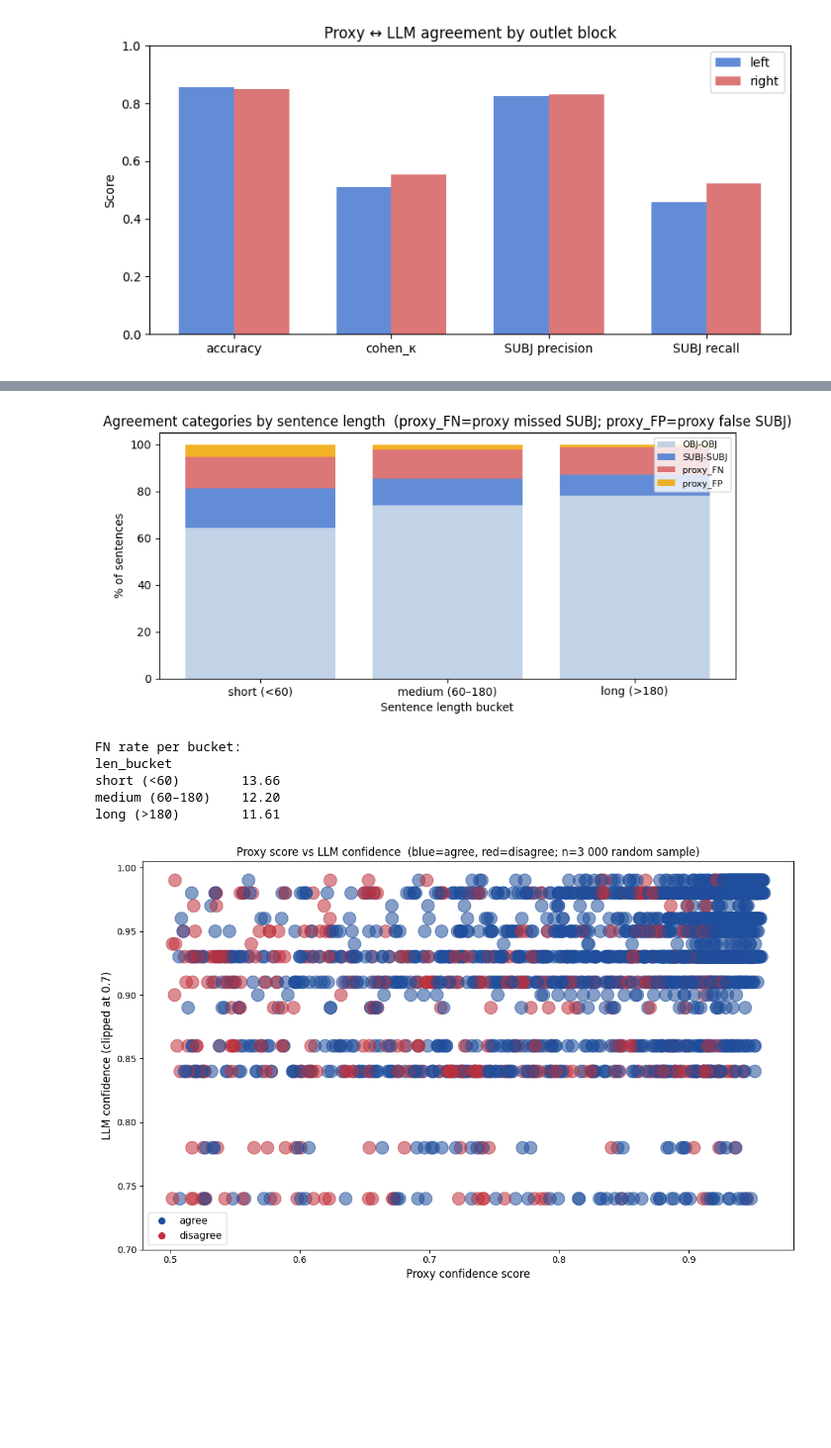
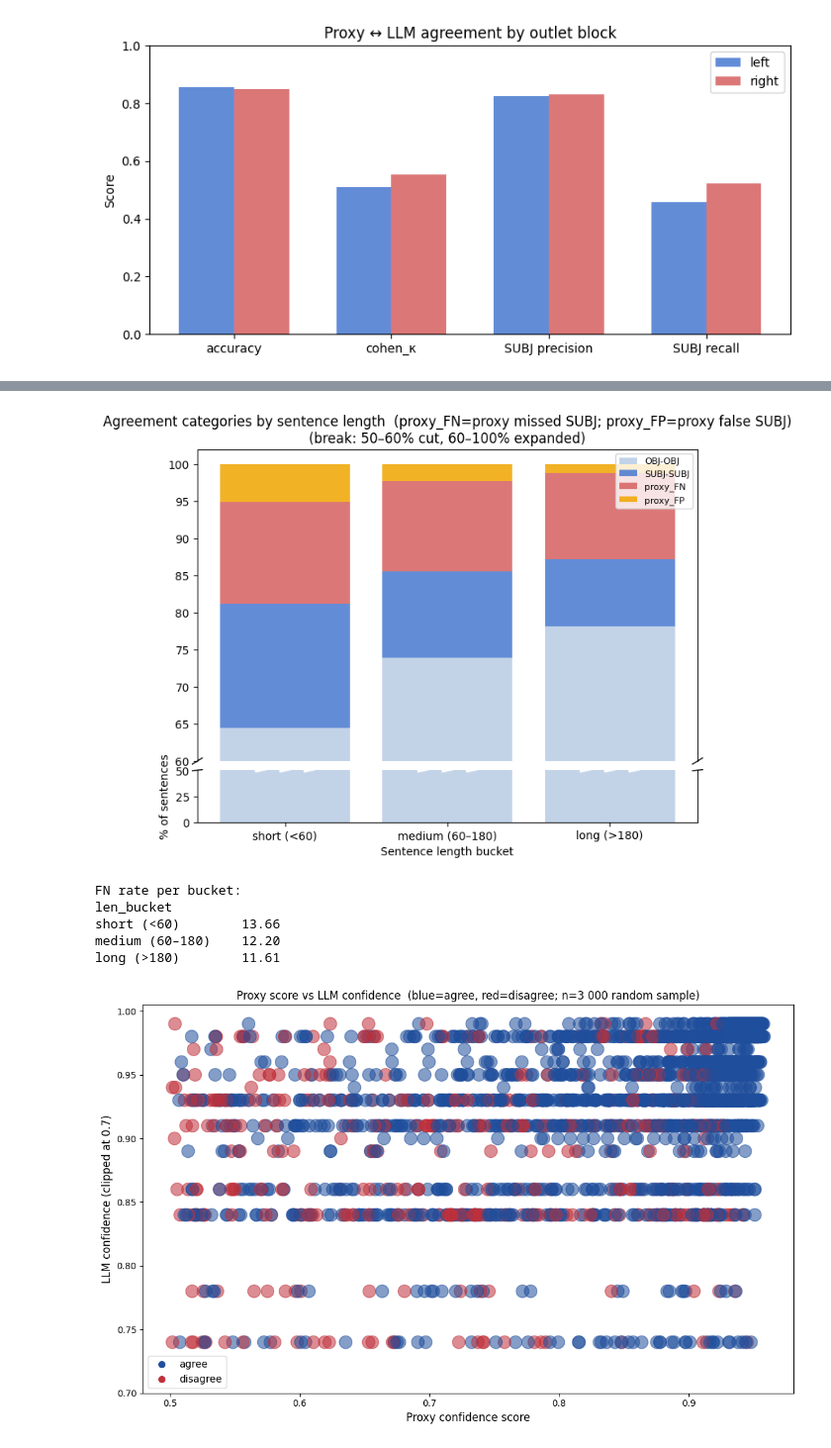
Before and after one commit to vulonviing/subjectivity-bias-pipeline, a Jupyter notebook: notebooks/eda.ipynb, the cells around one changed output, grey strips where cells are left out. Shown at 99% size. Saved outputs shown, nothing was run; the diff lists cells and outputs as text; code cells hidden in the pictures; blank space fills up the shorter version.

```diff
--- a/notebooks/eda.ipynb
+++ b/notebooks/eda.ipynb
@@ -251,6 +251,8 @@ print(f"Unique dates: {articles['pub_date'].dt.date.nunique()}")
 daily = articles['pub_date'].dt.date.value_counts().sort_index()
 fig, ax = plt.subplots(figsize=(11, 3))
 ax.bar(range(len(daily)), daily.values, color='steelblue', alpha=0.8)
+for xi, val in zip(range(len(daily)), daily.values):
+    ax.text(xi, val + 0.15, str(val), ha='center', va='bottom', fontsize=6)
 ax.set_xticks(range(len(daily)))
 ax.set_xticklabels([str(d) for d in daily.index], rotation=45, ha='right', fontsize=7)
 ax.set_ylabel('n articles')
@@ -1751,7 +1865,6 @@ plt.show()
 # %%
 # ── Outlet × agreement grouped bar ──────────────────────────────────────────
 outlet_block_map = {r["group_key"]: None for r in agree_metrics["by_outlet"]}
-# get block for each outlet from sent
 for r in agree_metrics["by_outlet"]:
     outlet_block_map[r["group_key"]] = sent[sent.source==r["group_key"]]["outlet_block"].iloc[0]
 
@@ -1772,10 +1885,14 @@ for mi, (metric, label, alpha) in enumerate(zip(metrics, m_labels, alphas)):
     bar_colors = [colors.get(outlet_block_map.get(r["group_key"],"left"),"#aaa") for r in outlet_rows_sorted]
     offset = (mi - (n_metrics-1)/2) * width
     bars = ax.bar(x + offset, vals, width, label=label, color=bar_colors, alpha=alpha)
+    for bar in bars:
+        h = bar.get_height()
+        ax.text(bar.get_x() + bar.get_width()/2, h + 0.025, f"{h:.2f}",
+                ha='center', va='bottom', fontsize=7.5, fontweight='bold', rotation=90)
 
 ax.set_xticks(x)
 ax.set_xticklabels(outlets, rotation=30, ha="right", fontsize=9)
-ax.set_ylim(0, 1.05)
+ax.set_ylim(0, 1.35)
 ax.set_ylabel("Score")
 ax.set_title("Outlet-level agreement metrics  (sorted by Cohen κ ascending)\nBlue=left block · Red=right block · Opacity: accuracy/κ/precision/recall")
 ax.legend(loc="lower right", fontsize=8)
@@ -1787,37 +1913,65 @@ plt.show()
 # %%
-# ── Length bucket × agreement stacked bar ────────────────────────────────────
+# ── Length bucket × agreement stacked bar (slash-cut 50–60; 60–100 expanded) ─
 def cat4(row):
     if row.proxy_label == "OBJ" and row.llm_label == "OBJ": return "OBJ-OBJ"
     if row.proxy_label == "SUBJ" and row.llm_label == "SUBJ": return "SUBJ-SUBJ"
     if row.proxy_label == "OBJ" and row.llm_label == "SUBJ": return "proxy_FN"
     return "proxy_FP"
 
 sent["cat4"] = sent.apply(cat4, axis=1)
 ct = (
     pd.crosstab(sent["len_bucket"], sent["cat4"], normalize="index").mul(100)
     .reindex(columns=["OBJ-OBJ", "SUBJ-SUBJ", "proxy_FN", "proxy_FP"])
 )
 pal = {"OBJ-OBJ": "#b8cce4", "SUBJ-SUBJ": "#4878d0", "proxy_FN": "#d65f5f", "proxy_FP": "#f0a500"}
+x_labels = ct.index.astype(str)
+n_buckets = len(ct)
+BOT_MAX = 50   # top of bottom panel
+TOP_MIN = 60   # bottom of top panel (gap 50–60)
 
-fig, ax = plt.subplots(figsize=(8, 4))
-bottoms = np.zeros(len(ct))
-for col in ct.columns:
-    ax.bar(ct.index.astype(str), ct[col], bottom=bottoms,
-           label=col, color=pal[col], alpha=0.85)
-    bottoms += ct[col].values
-ax.set_xlabel("Sentence length bucket")
-ax.set_ylabel("% of sentences")
-ax.set_title("Agreement categories by sentence length  (proxy_FN=proxy missed SUBJ; proxy_FP=proxy false SUBJ)")
-ax.legend(loc="upper right", fontsize=8)
+fig, (ax_top, ax_bot) = plt.subplots(2, 1, figsize=(8, 6), sharex=True,
+                                      gridspec_kw={'height_ratios': [6, 1], 'hspace': 0.05})
+for ax in (ax_top, ax_bot):
+    bottoms = np.zeros(n_buckets)
+    for col in ct.columns:
+        ax.bar(x_labels, ct[col], bottom=bottoms, label=col, color=pal[col], alpha=0.85)
+        bottoms += ct[col].values
+
+ax_top.set_ylim(TOP_MIN, 102)
+ax_bot.set_ylim(0, BOT_MAX)
+ax_top.spines['bottom'].set_visible(False)
+ax_bot.spines['top'].set_visible(False)
+ax_top.tick_params(axis='x', which='both', bottom=False, labelbottom=False)
+
+# Axis-corner break marks
+d = 0.01
+kwargs = dict(transform=ax_top.transAxes, color='k', clip_on=False, linewidth=1)
+ax_top.plot((-d, +d), (-d, +d), **kwargs)
+ax_top.plot((1 - d, 1 + d), (-d, +d), **kwargs)
+kwargs.update(transform=ax_bot.transAxes)
+ax_bot.plot((-d, +d), (1 - d, 1 + d), **kwargs)
+ax_bot.plot((1 - d, 1 + d), (1 - d, 1 + d), **kwargs)
+
+# Slash-cut marks through every bar at BOT_MAX in the bottom panel
+for xi in range(n_buckets):
+    for offset in [-0.15, 0.0, 0.15]:
+        x0 = xi + offset
+        ax_bot.plot([x0 - 0.035, x0 + 0.035], [BOT_MAX - 1.2, BOT_MAX + 1.2],
+                    '-', color='white', lw=2.5, zorder=10, solid_capstyle='butt')
+
+ax_bot.set_xlabel("Sentence length bucket")
+ax_bot.set_ylabel("% of sentences")
+ax_top.set_title("Agreement categories by sentence length  (proxy_FN=proxy missed SUBJ; proxy_FP=proxy false SUBJ)\n(break: 50–60% cut, 60–100% expanded)")
+ax_top.legend(loc="upper right", fontsize=8)
 fig.tight_layout()
 fig.savefig(FIG / "stage4_length_agreement.png", dpi=150)
 plt.show()
 
 print("\nFN rate per bucket:")
 fn_rate = ct["proxy_FN"].round(2)
 print(fn_rate.to_string())
 # %% [output]
-[figure, old version]
+[figure, new version]
 FN rate per bucket:
 len_bucket
 short (<60)        13.66
```
Also changed, not shown: parts of 11 cells of this notebook, 13 other files.
